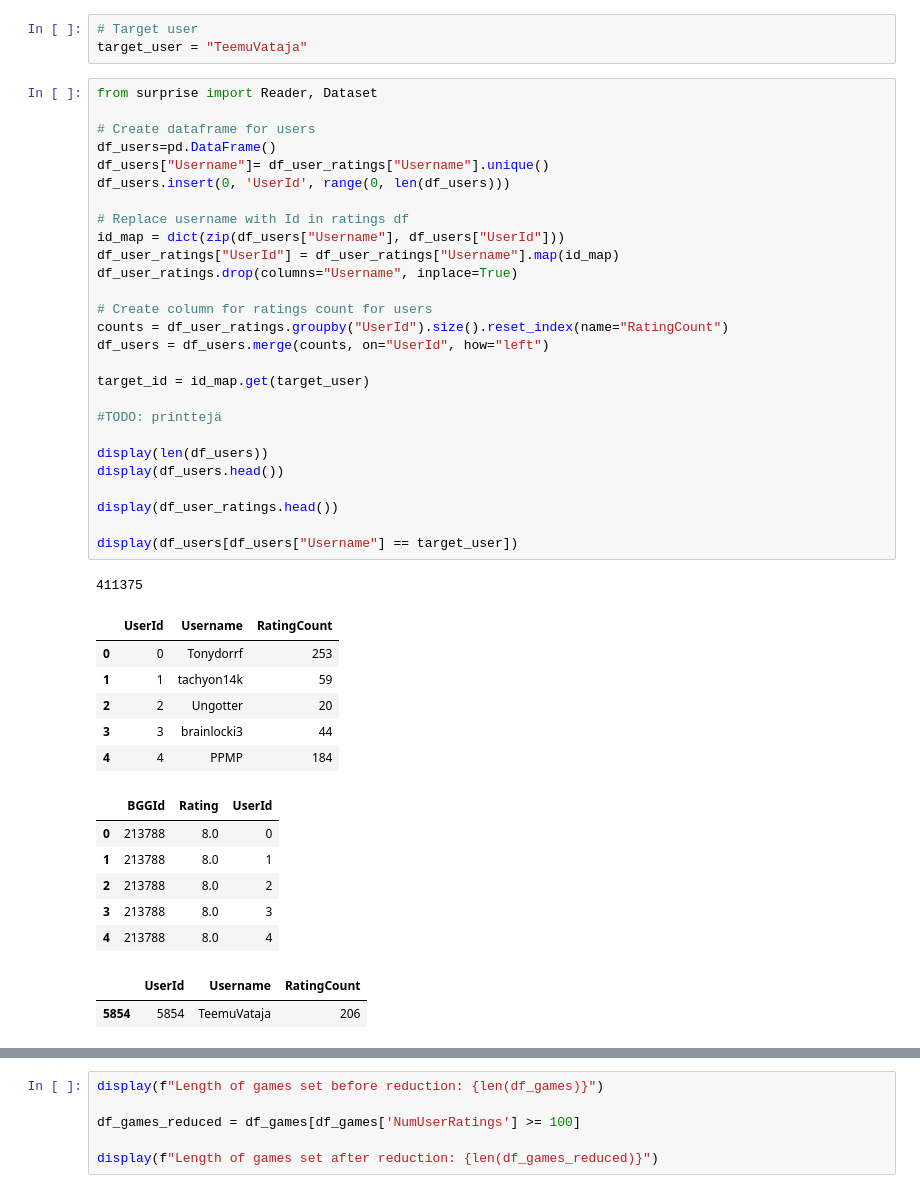
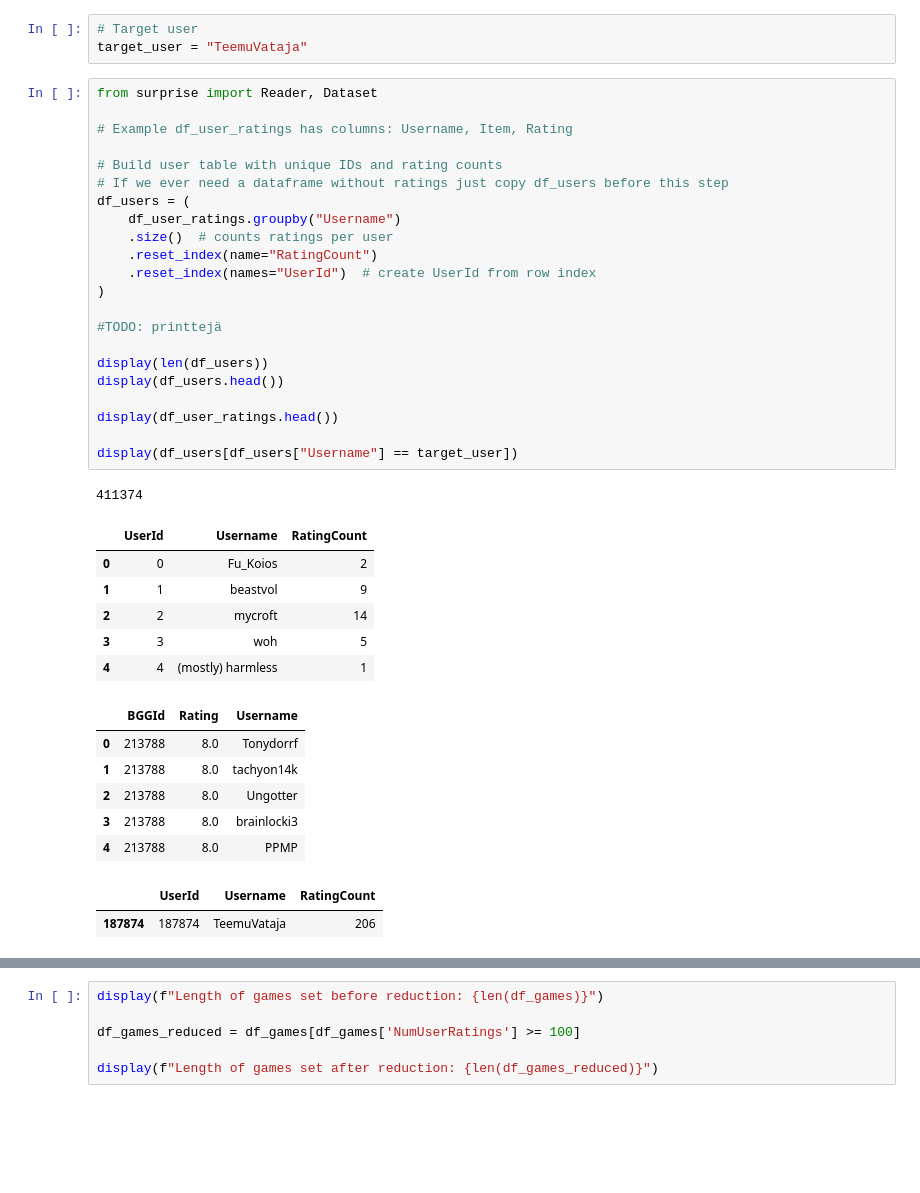
Before and after one commit to VilleSchulz/Machine-learning, a Jupyter notebook: Projekti/boardgamerecommender.ipynb, the cells around one changed output, grey strips where cells are left out. Saved outputs shown, nothing was run; the diff lists cells and outputs as text; blank space fills up the shorter version.

Commit message:
Refactored to use Username instead of UserId + other improvements

```diff
--- a/Projekti/boardgamerecommender.ipynb
+++ b/Projekti/boardgamerecommender.ipynb
@@ -191,46 +191,41 @@ target_user = "TeemuVataja"
 # %%
 from surprise import Reader, Dataset
 
-# Create dataframe for users
-df_users=pd.DataFrame()
-df_users["Username"]= df_user_ratings["Username"].unique()
-df_users.insert(0, 'UserId', range(0, len(df_users)))
+# Example df_user_ratings has columns: Username, Item, Rating
 
-# Replace username with Id in ratings df
-id_map = dict(zip(df_users["Username"], df_users["UserId"]))
-df_user_ratings["UserId"] = df_user_ratings["Username"].map(id_map)
-df_user_ratings.drop(columns="Username", inplace=True)
-
-# Create column for ratings count for users
-counts = df_user_ratings.groupby("UserId").size().reset_index(name="RatingCount")
-df_users = df_users.merge(counts, on="UserId", how="left")
-
-target_id = id_map.get(target_user)
+# Build user table with unique IDs and rating counts
+# If we ever need a dataframe without ratings just copy df_users before this step
+df_users = (
+    df_user_ratings.groupby("Username")
+    .size()  # counts ratings per user
+    .reset_index(name="RatingCount")
+    .reset_index(names="UserId")  # create UserId from row index
+)
 
 #TODO: printtejä
 
 display(len(df_users))
 display(df_users.head())
 
 display(df_user_ratings.head())
 
 display(df_users[df_users["Username"] == target_user])
 # %% [output]
-411375
+411374
 |  | UserId | Username | RatingCount |
-| 0 | 0 | Tonydorrf | 253 |
-| 1 | 1 | tachyon14k | 59 |
-| 2 | 2 | Ungotter | 20 |
-| 3 | 3 | brainlocki3 | 44 |
-| 4 | 4 | PPMP | 184 |
+| 0 | 0 | Fu_Koios | 2 |
+| 1 | 1 | beastvol | 9 |
+| 2 | 2 | mycroft | 14 |
+| 3 | 3 | woh | 5 |
+| 4 | 4 | (mostly) harmless | 1 |
-|  | BGGId | Rating | UserId |
-| 0 | 213788 | 8.0 | 0 |
-| 1 | 213788 | 8.0 | 1 |
-| 2 | 213788 | 8.0 | 2 |
-| 3 | 213788 | 8.0 | 3 |
-| 4 | 213788 | 8.0 | 4 |
+|  | BGGId | Rating | Username |
+| 0 | 213788 | 8.0 | Tonydorrf |
+| 1 | 213788 | 8.0 | tachyon14k |
+| 2 | 213788 | 8.0 | Ungotter |
+| 3 | 213788 | 8.0 | brainlocki3 |
+| 4 | 213788 | 8.0 | PPMP |
 |  | UserId | Username | RatingCount |
-| 5854 | 5854 | TeemuVataja | 206 |
+| 187874 | 187874 | TeemuVataja | 206 |
 # %%
 display(f"Length of users set before reduction: {len(df_users)}")
 
```
Also changed, not shown: parts of 6 cells of this notebook.
